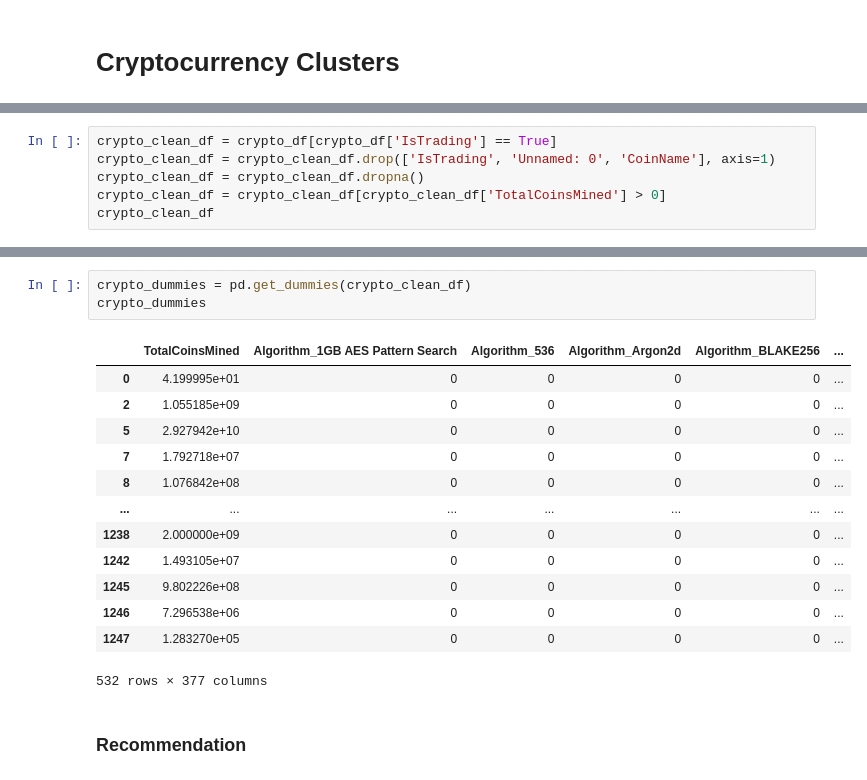
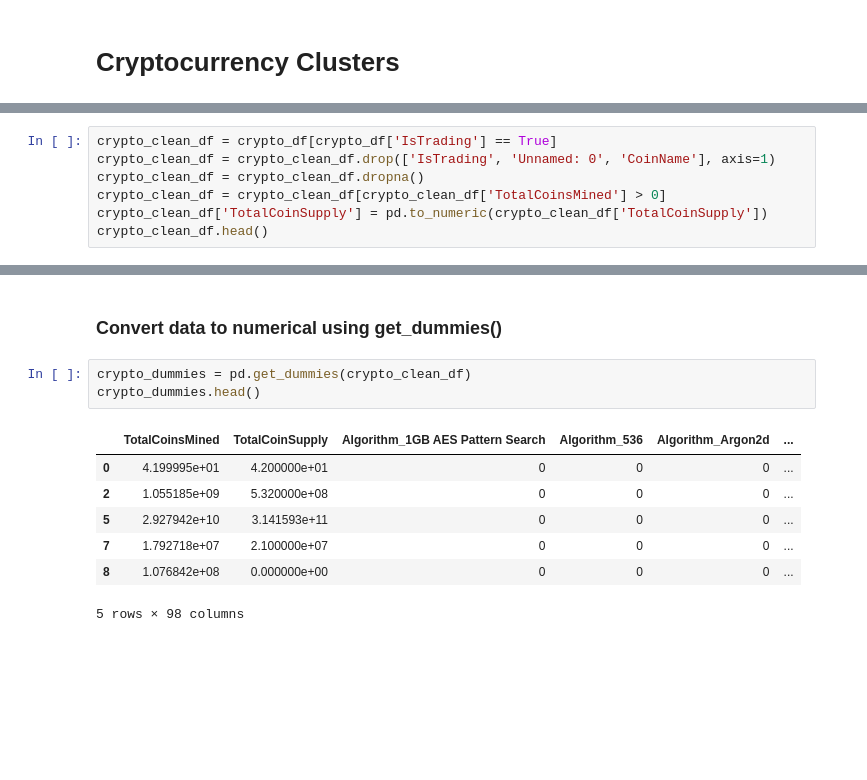
Before and after one commit to rb25s13/comparing-cryptos, a Jupyter notebook: crypto_clusters.ipynb, the cells around one changed output, grey strips where cells are left out. Saved outputs shown, nothing was run; the diff lists cells and outputs as text; blank space fills up the shorter version.

```diff
--- a/crypto_clusters.ipynb
+++ b/crypto_clusters.ipynb
@@ -28,6 +25,7 @@ crypto_clean_df = crypto_df[crypto_df['IsTrading'] == True]
 crypto_clean_df = crypto_clean_df.drop(['IsTrading', 'Unnamed: 0', 'CoinName'], axis=1)
 crypto_clean_df = crypto_clean_df.dropna()
 crypto_clean_df = crypto_clean_df[crypto_clean_df['TotalCoinsMined'] > 0]
-crypto_clean_df
+crypto_clean_df['TotalCoinSupply'] = pd.to_numeric(crypto_clean_df['TotalCoinSupply'])
+crypto_clean_df.head()
 # %% [output]
 |  | Algorithm | ProofType | TotalCoinsMined | TotalCoinSupply |
@@ -46,19 +37,13 @@ crypto_clean_df
+# %% [markdown]
+### Convert data to numerical using get_dummies()
 # %%
 crypto_dummies = pd.get_dummies(crypto_clean_df)
-crypto_dummies
+crypto_dummies.head()
 # %% [output]
-|  | TotalCoinsMined | Algorithm_1GB AES Pattern Search | Algorithm_536 | Algorithm_Argon2d | Algorithm_BLAKE256 | ... |
-| 0 | 4.199995e+01 | 0 | 0 | 0 | 0 | ... |
-| 2 | 1.055185e+09 | 0 | 0 | 0 | 0 | ... |
-| 5 | 2.927942e+10 | 0 | 0 | 0 | 0 | ... |
-| 7 | 1.792718e+07 | 0 | 0 | 0 | 0 | ... |
-| 8 | 1.076842e+08 | 0 | 0 | 0 | 0 | ... |
-| ... | ... | ... | ... | ... | ... | ... |
-| 1238 | 2.000000e+09 | 0 | 0 | 0 | 0 | ... |
-| 1242 | 1.493105e+07 | 0 | 0 | 0 | 0 | ... |
-| 1245 | 9.802226e+08 | 0 | 0 | 0 | 0 | ... |
-| 1246 | 7.296538e+06 | 0 | 0 | 0 | 0 | ... |
-| 1247 | 1.283270e+05 | 0 | 0 | 0 | 0 | ... |
+|  | TotalCoinsMined | TotalCoinSupply | Algorithm_1GB AES Pattern Search | Algorithm_536 | Algorithm_Argon2d | ... |
+| 0 | 4.199995e+01 | 4.200000e+01 | 0 | 0 | 0 | ... |
+| 2 | 1.055185e+09 | 5.320000e+08 | 0 | 0 | 0 | ... |
+| 5 | 2.927942e+10 | 3.141593e+11 | 0 | 0 | 0 | ... |
+| 7 | 1.792718e+07 | 2.100000e+07 | 0 | 0 | 0 | ... |
+| 8 | 1.076842e+08 | 0.000000e+00 | 0 | 0 | 0 | ... |
-532 rows × 377 columns
+5 rows × 98 columns
-# %% [markdown]
-### Recommendation
```
Also changed, not shown: parts of 15 cells of this notebook.
